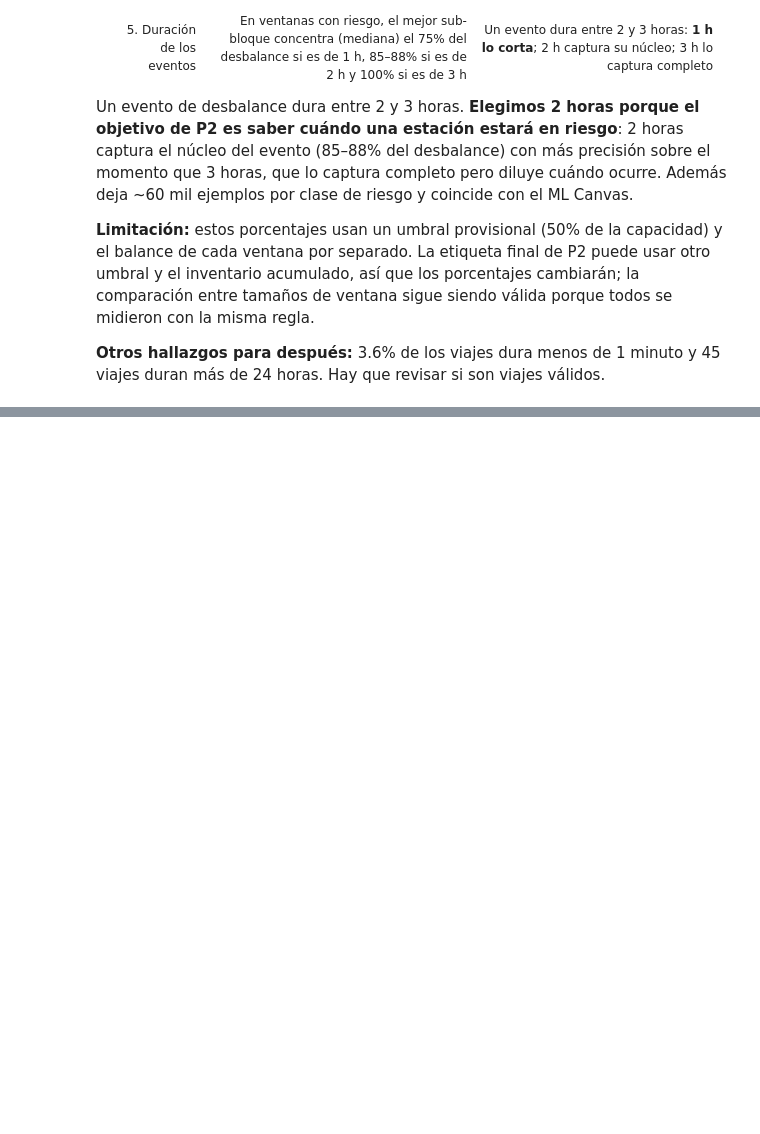
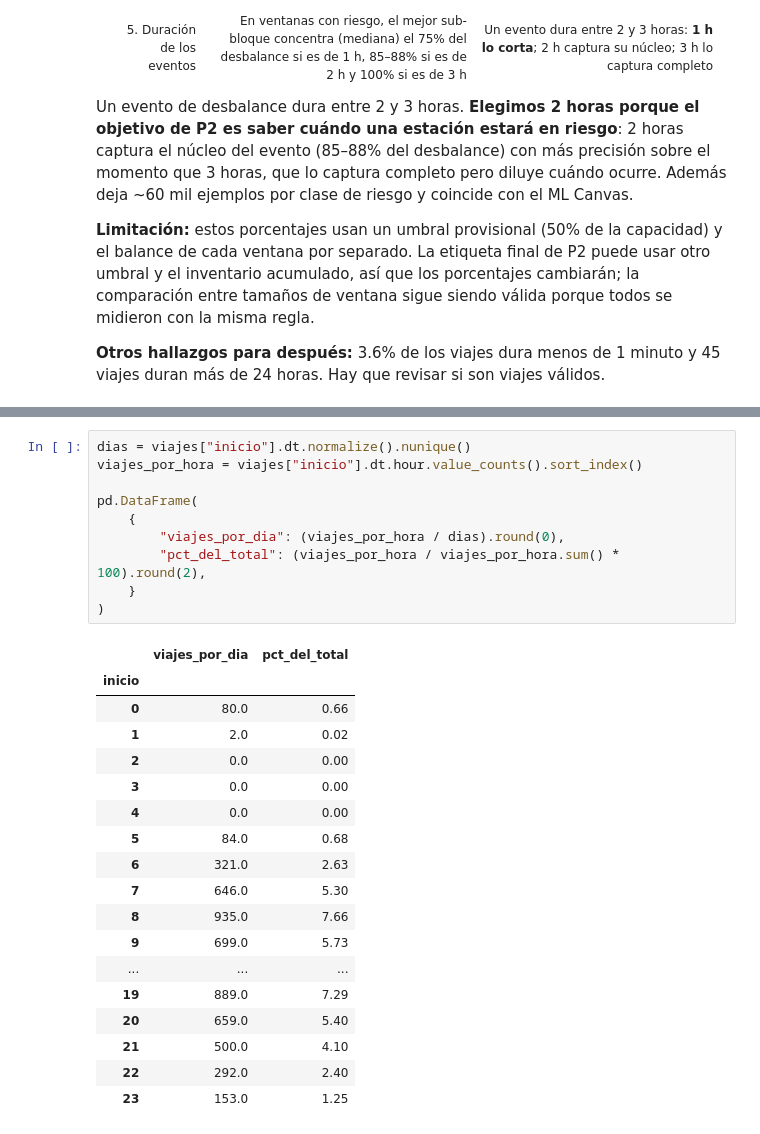
Before and after one commit to manuelMedinaMna/MiBici_MLOps, a Jupyter notebook: notebooks/2.0-rc-p2-tamano-ventana.ipynb, the cells around one changed output, grey strips where cells are left out. Saved outputs shown, nothing was run; the diff lists cells and outputs as text; blank space fills up the shorter version.

```diff
--- a/notebooks/2.0-rc-p2-tamano-ventana.ipynb
+++ b/notebooks/2.0-rc-p2-tamano-ventana.ipynb
@@ -386,0 +395,29 @@ Un evento de desbalance dura entre 2 y 3 horas. **Elegimos 2 horas porque el obj
+# %%
+dias = viajes["inicio"].dt.normalize().nunique()
+viajes_por_hora = viajes["inicio"].dt.hour.value_counts().sort_index()
+
+pd.DataFrame(
+    {
+        "viajes_por_dia": (viajes_por_hora / dias).round(0),
+        "pct_del_total": (viajes_por_hora / viajes_por_hora.sum() * 100).round(2),
+    }
+)
+# %% [output]
+|  | viajes_por_dia | pct_del_total |
+| inicio |  |  |
+| 0 | 80.0 | 0.66 |
+| 1 | 2.0 | 0.02 |
+| 2 | 0.0 | 0.00 |
+| 3 | 0.0 | 0.00 |
+| 4 | 0.0 | 0.00 |
+| 5 | 84.0 | 0.68 |
+| 6 | 321.0 | 2.63 |
+| 7 | 646.0 | 5.30 |
+| 8 | 935.0 | 7.66 |
+| 9 | 699.0 | 5.73 |
+| ... | ... | ... |
+| 19 | 889.0 | 7.29 |
+| 20 | 659.0 | 5.40 |
+| 21 | 500.0 | 4.10 |
+| 22 | 292.0 | 2.40 |
+| 23 | 153.0 | 1.25 |
```
Also changed, not shown: parts of 5 cells of this notebook, 1 other file.
